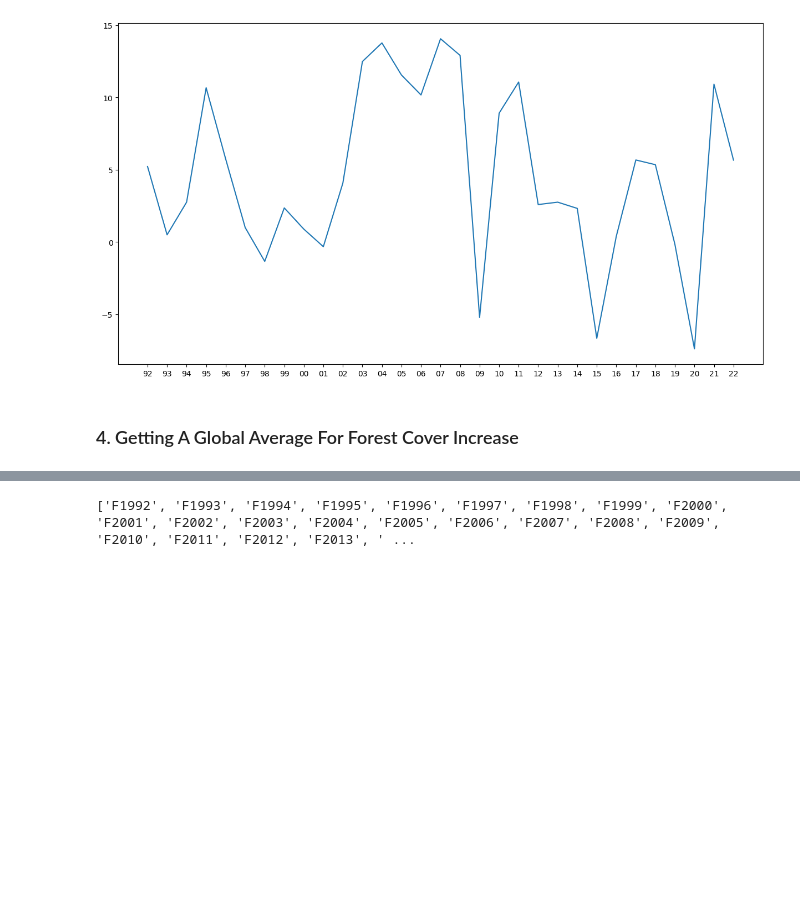
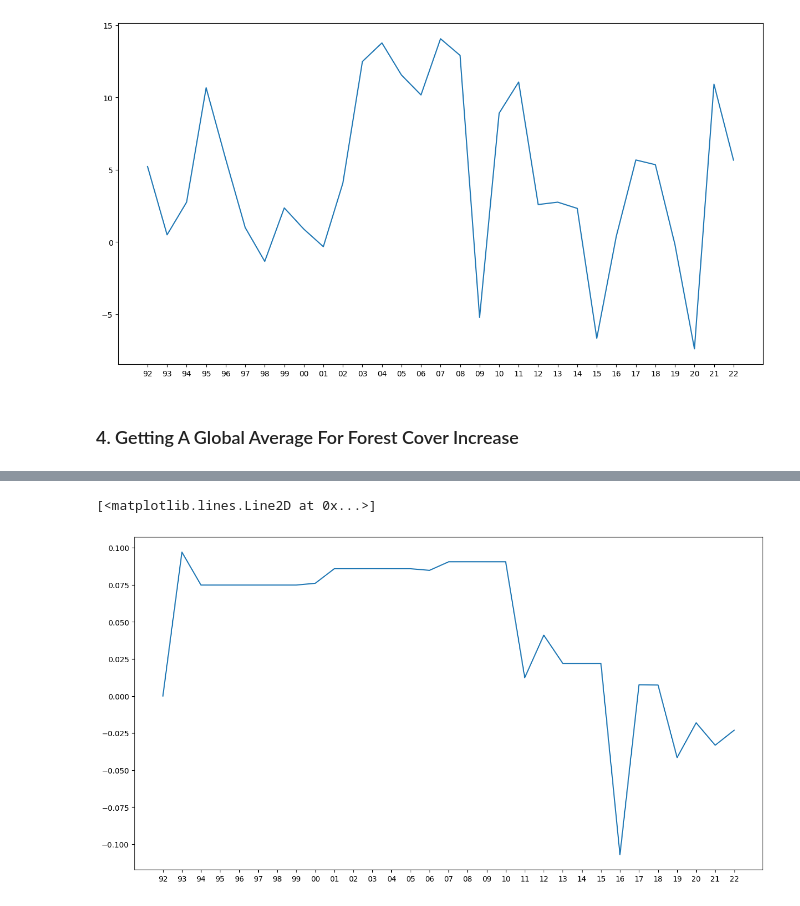
Before and after one commit to sdata07/Forest-Area-Predictor, a Jupyter notebook: main/main.ipynb, the cells around one changed output, grey strips where cells are left out. Saved outputs shown, nothing was run; the diff lists cells and outputs as text; code cells hidden in the pictures; blank space fills up the shorter version.

```diff
--- a/main/main.ipynb
+++ b/main/main.ipynb
@@ -173,10 +173,10 @@ for country in country_list :
 ### 3. Getting A Global Average For GDP
 # %%
 gdp_avg = gdp_growth.drop(columns=['Sr.No', 'Country'])
-val = []
+gdp_vals = []
 for col in df_avg :
-    val.append(float(gdp_avg[col].sum()) / gdp_growth.shape[0])
-print(val)
+    gdp_vals.append(float(gdp_avg[col].sum()) / gdp_growth.shape[0])
+print(gdp_vals)
 # %% [output]
 [5.216802910782098, 0.4905646800533095, 2.752297132581993, 10.664246443256053, 5.733568188284384, 0.9905762525678908, -1.3467157807483374, 2.352375838223485, 0.8865453307305172, -0.32718993151137077,  ...
 # %%
@@ -223,8 +223,8 @@ for index,row in forest_extent.iterrows():
         if pd.isna(row[col]) :
             blank_value = True
             break
-        val = (row[col] - previous_val)
-        new_row[col] = [val]
+        value = (row[col] - previous_val)
+        new_row[col] = [value]
         previous_val = row[col]
 
     if (blank_value) :
@@ -263,9 +263,9 @@ extent_avg.head(10)
 | 7 | 0 | 0.000000 | 0.000000 | 0.000000 | 0.000000 | 0.000000 | 0.000000 | 0.000000 | 0.000000 | 0.000000 | 0.000000 | ... |
 | 8 | 0 | -0.196850 | -0.196850 | -0.196850 | -0.196850 | -0.196850 | -0.196850 | -0.196850 | -0.196850 | -0.703037 | -0.703037 | ... |
 | 9 | 0 | 0.000000 | 0.000000 | 0.000000 | 0.000000 | 0.000000 | 0.000000 | 0.000000 | 0.000000 | 0.000000 | 0.000000 | ... |
-# %%
-forest_years = list(extent_avg.columns)
-print(forest_years)
-forest_years = [year[3:] for year in years]
-# %% [output]
-['F1992', 'F1993', 'F1994', 'F1995', 'F1996', 'F1997', 'F1998', 'F1999', 'F2000', 'F2001', 'F2002', 'F2003', 'F2004', 'F2005', 'F2006', 'F2007', 'F2008', 'F2009', 'F2010', 'F2011', 'F2012', 'F2013', ' ...
+# %%
+plt.figure(figsize=(15,8))
+plt.plot(years, extent_vals)
+# %% [output]
+[<matplotlib.lines.Line2D at 0x...>]
+[figure, added]
```
Also changed, not shown: parts of 3 cells of this notebook.
